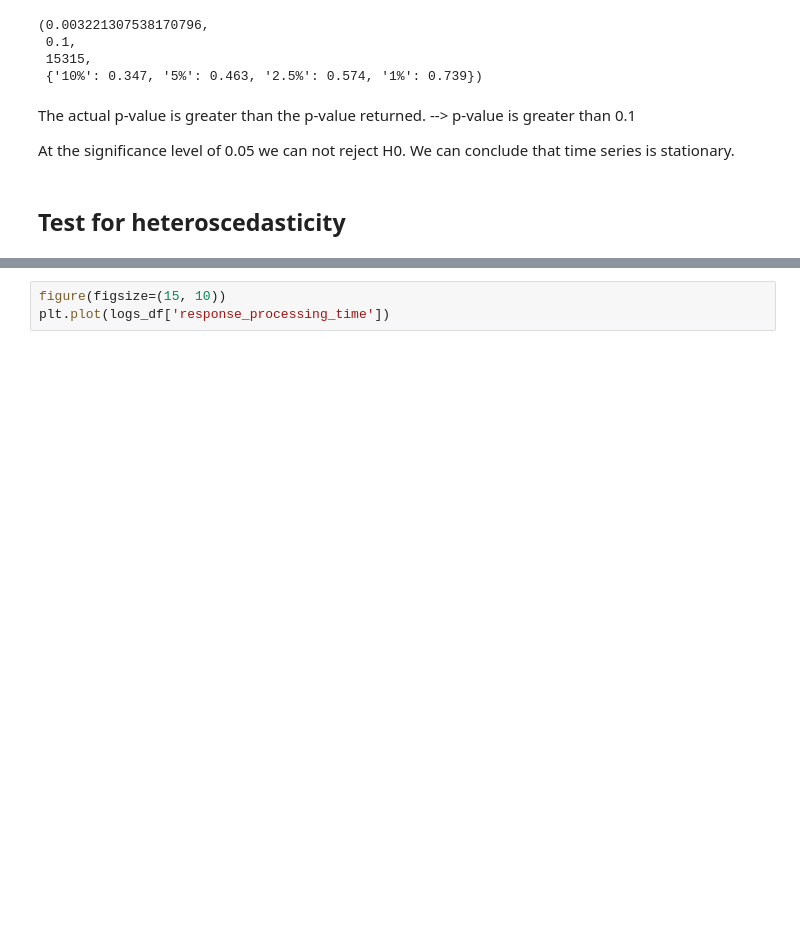
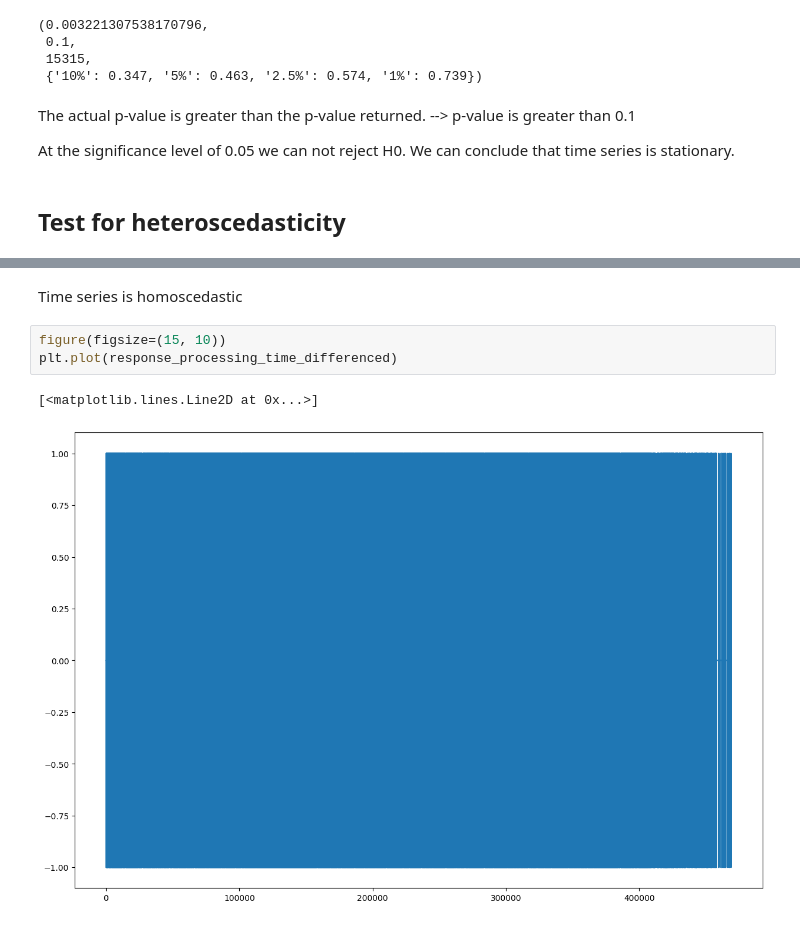
Before and after one commit to SpaceXAlphaBravoCharlie/Diplomski, a Jupyter notebook: Diplomski.ipynb, the cells around one changed output, grey strips where cells are left out. Cells and saved outputs as stored; diff of their text form; blank space fills up the shorter version.

```diff
--- a/Diplomski.ipynb
+++ b/Diplomski.ipynb
@@ -1029,3 +1035,8 @@ plt.plot(logs_df['target_processing_time'])
+# %% [markdown]
+Time series is homoscedastic
 # %%
 figure(figsize=(15, 10))
-plt.plot(logs_df['response_processing_time'])
+plt.plot(response_processing_time_differenced)
+# %% [output]
+[<matplotlib.lines.Line2D at 0x...>]
+[figure, added]
```
Also changed, not shown: parts of 9 cells of this notebook.
